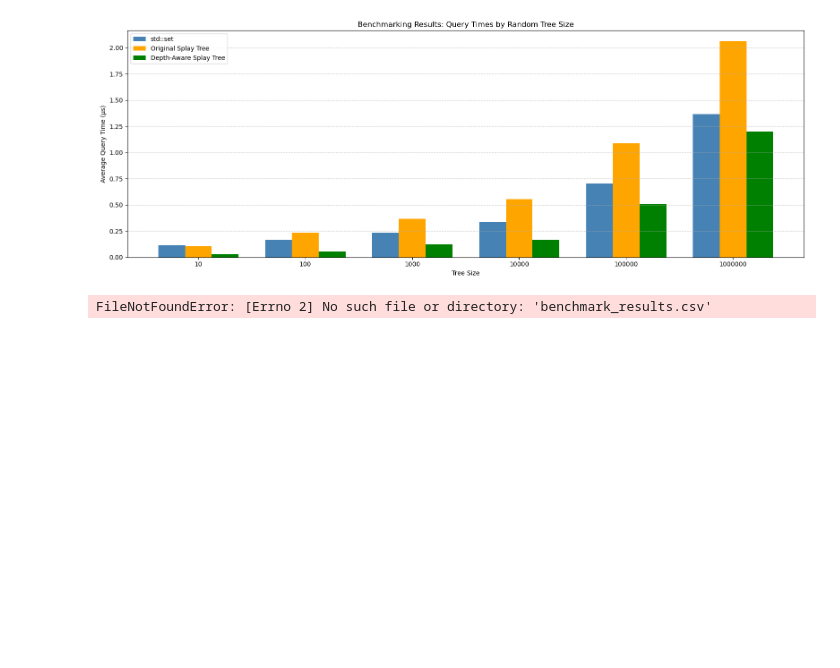
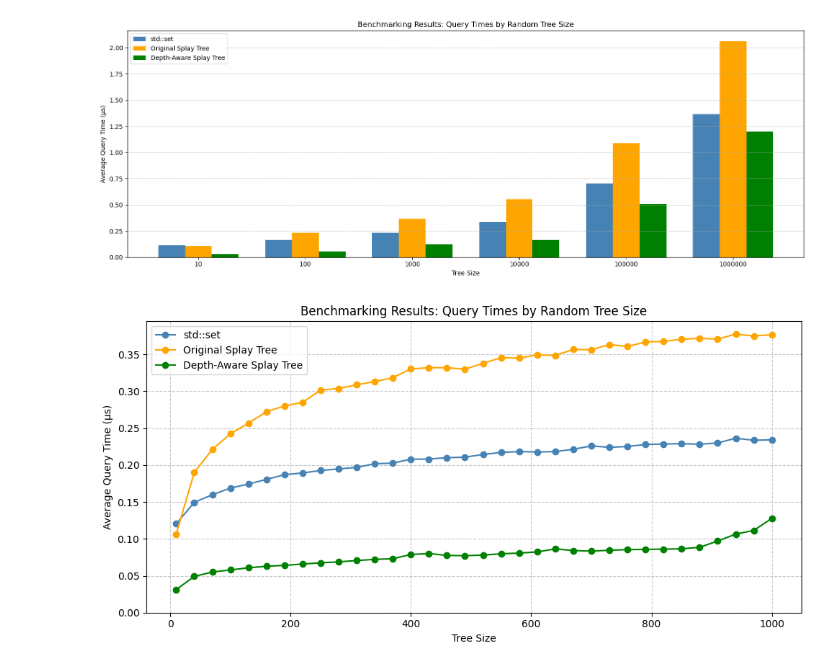
Before and after one commit to phattd15/depth-aware-splay-tree, a Jupyter notebook: output/random_benchmark/note.ipynb, the cells around one changed output. Saved outputs shown, nothing was run; the diff lists cells and outputs as text; code cells hidden in the pictures; blank space fills up the shorter version.

Commit message:
Fix Makefile and Add Random Log Benchmark

```diff
--- a/output/random_benchmark/note.ipynb
+++ b/output/random_benchmark/note.ipynb
@@ -46,45 +46,39 @@ plt.show()
 # %%
 # Import required libraries
 import pandas as pd
 import matplotlib.pyplot as plt
-import numpy as np
 
 # Load the CSV file into a DataFrame
-filename = "benchmark_results.csv"
+filename = "results_small.csv"
 data = pd.read_csv(filename)
 
 # Extract columns for plotting
-cache_pool_sizes = data["CachePoolSize"]
+tree_sizes = data["TreeSize"].astype(int)
 std_set_times = data["std::set"]
 original_splay_tree_times = data["OriginalSplayTree"]
 depth_aware_splay_tree_times = data["DepthAwareSplayTree"]
 
-# Prepare data for grouped bar plot
-labels = cache_pool_sizes.astype(str)  # Convert cache sizes to strings for x-axis labels
-x = np.arange(len(labels))  # Label locations
-width = 0.25  # Width of bars
+# Create the plot
+fig, ax = plt.subplots(figsize=(10, 5))
 
-# Create the plot
-fig, ax = plt.subplots(figsize=(10, 6))
-
-# Plot each group
-ax.bar(x - width, std_set_times, width, label="std::set", color="steelblue")
-ax.bar(x, original_splay_tree_times, width, label="Original Splay Tree", color="orange")
-ax.bar(x + width, depth_aware_splay_tree_times, width, label="Depth-Aware Splay Tree", color="green")
+# Plot each line
+tree_sizes_sorted = tree_sizes.sort_values()
+ax.plot(tree_sizes_sorted, std_set_times, label="std::set", color="steelblue", marker='o')
+ax.plot(tree_sizes_sorted, original_splay_tree_times, label="Original Splay Tree", color="orange", marker='o')
+ax.plot(tree_sizes_sorted, depth_aware_splay_tree_times, label="Depth-Aware Splay Tree", color="green", marker='o')
 
 # Add labels, title, and legend
-ax.set_xlabel("Cache Pool Size")
+ax.set_xlabel("Tree Size")
 ax.set_ylabel("Average Query Time (μs)")
-ax.set_title("Benchmarking Results: Query Times by Cache Pool Size")
-ax.set_xticks(x)
-ax.set_xticklabels(labels)
+ax.set_title("Benchmarking Results: Query Times by Random Tree Size")
 ax.legend()
+ax.set_ylim(bottom=0)
 
 # Add grid lines for better readability
-ax.grid(axis="y", linestyle="--", alpha=0.7)
+ax.grid(axis="both", linestyle="--", alpha=0.7)
 
 # Display the plot
 plt.tight_layout()
 plt.show()
 # %% [output]
-FileNotFoundError: [Errno 2] No such file or directory: 'benchmark_results.csv'
+[figure, added]
```
Also changed, not shown: parts of 2 cells of this notebook, 4 other files.
